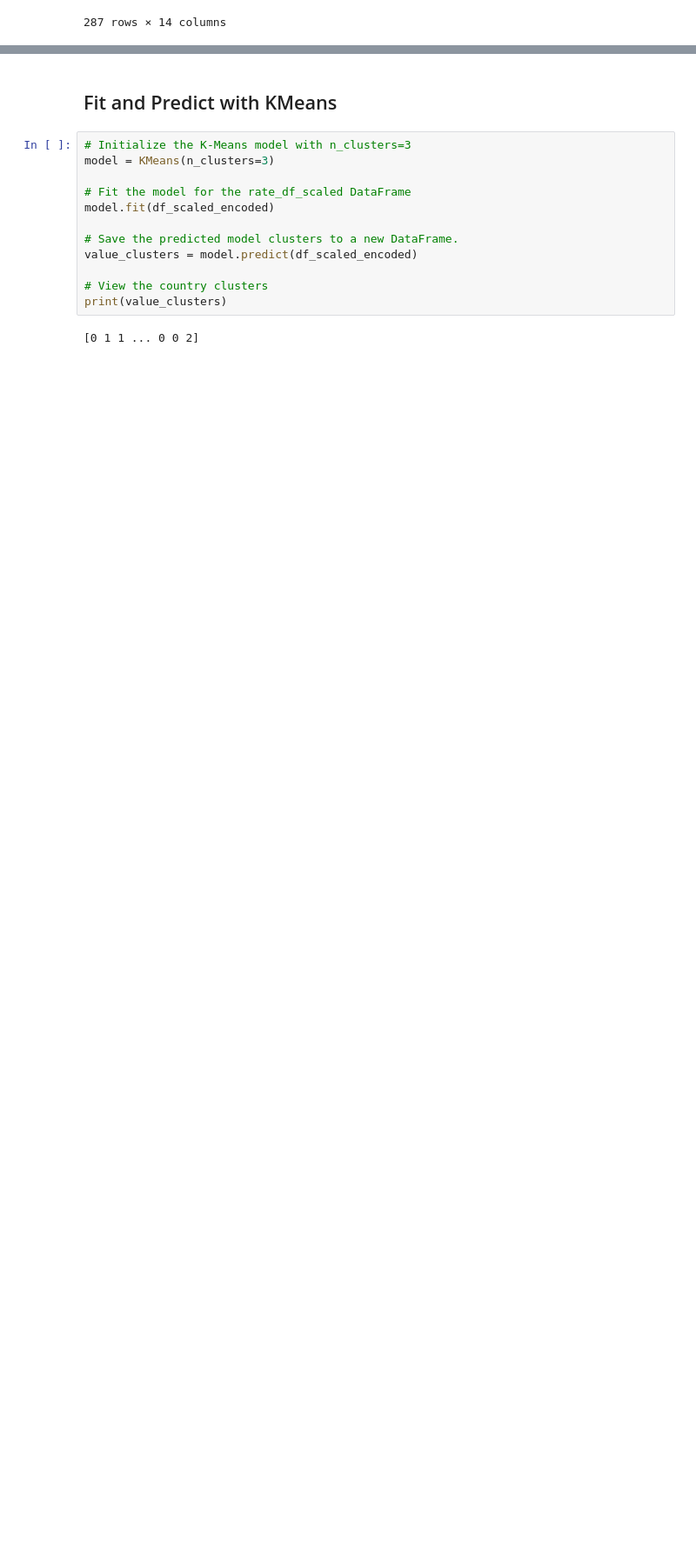
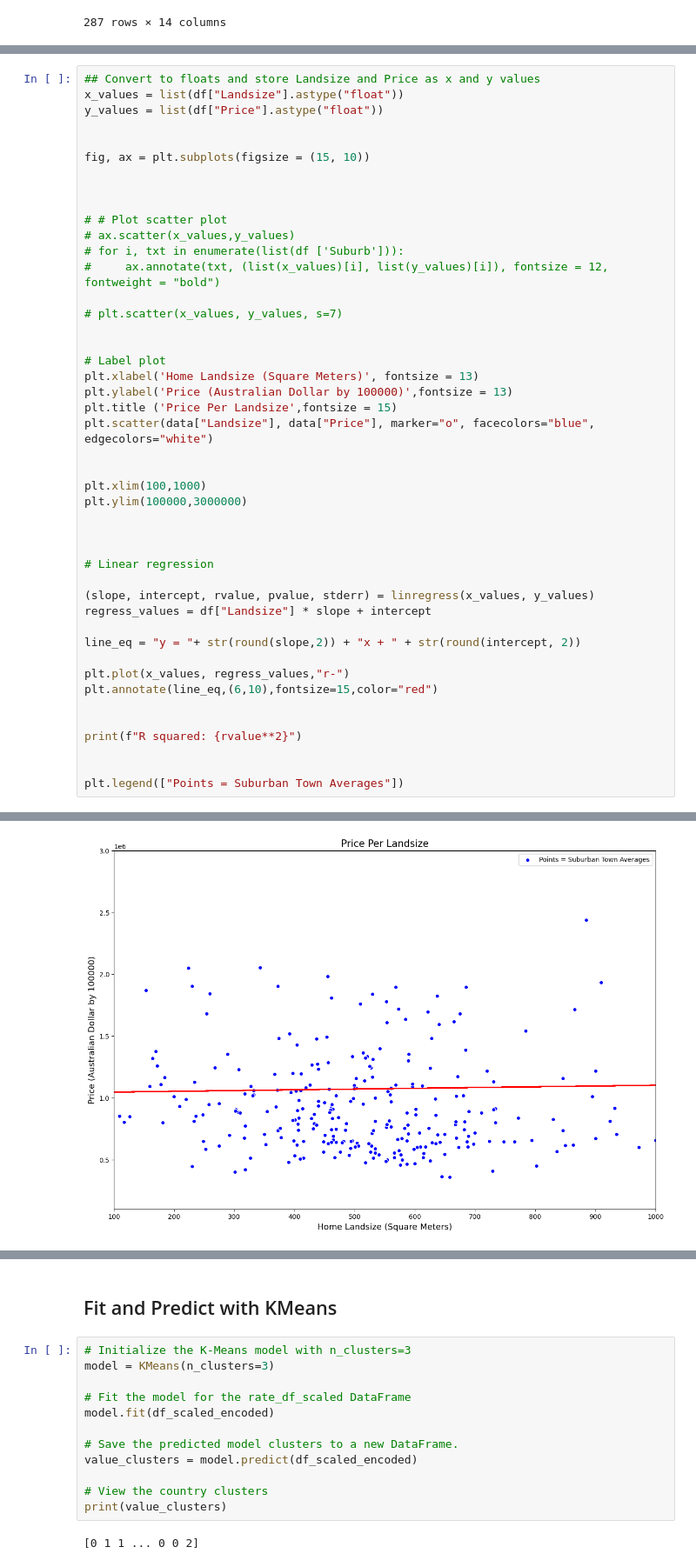
Before and after one commit to jonesm198699/housing_market_analysis, a Jupyter notebook: Melbourne_exploration-regression_sam.ipynb, the cells around one changed output, grey strips where cells are left out. Shown at 87% size. Saved outputs shown, nothing was run; the diff lists cells and outputs as text; blank space fills up the shorter version.

```diff
--- a/Melbourne_exploration-regression_sam.ipynb
+++ b/Melbourne_exploration-regression_sam.ipynb
@@ -356,0 +160,46 @@ R squared: 0.022161337930082358
+# %%
+## Convert to floats and store Landsize and Price as x and y values
+x_values = list(df["Landsize"].astype("float"))
+y_values = list(df["Price"].astype("float"))
+
+
+fig, ax = plt.subplots(figsize = (15, 10))
+
+
+
+# # Plot scatter plot
+# ax.scatter(x_values,y_values)
+# for i, txt in enumerate(list(df ['Suburb'])):
+#     ax.annotate(txt, (list(x_values)[i], list(y_values)[i]), fontsize = 12, fontweight = "bold")
+
+# plt.scatter(x_values, y_values, s=7)
+
+
+# Label plot
+plt.xlabel('Home Landsize (Square Meters)', fontsize = 13)
+plt.ylabel('Price (Australian Dollar by 100000)',fontsize = 13)
+plt.title ('Price Per Landsize',fontsize = 15)
+plt.scatter(data["Landsize"], data["Price"], marker="o", facecolors="blue", edgecolors="white")
+
+
+plt.xlim(100,1000)
+plt.ylim(100000,3000000)
+
+
+
+# Linear regression
+
+(slope, intercept, rvalue, pvalue, stderr) = linregress(x_values, y_values)
+regress_values = df["Landsize"] * slope + intercept
+
+line_eq = "y = "+ str(round(slope,2)) + "x + " + str(round(intercept, 2))
+
+plt.plot(x_values, regress_values,"r-")
+plt.annotate(line_eq,(6,10),fontsize=15,color="red")
+
+
+print(f"R squared: {rvalue**2}")
+
+
+plt.legend(["Points = Suburban Town Averages"])
+# %% [output]
@@ -356,0 +208 @@ R squared: 0.022161337930082358
+[figure, added]
```
Also changed, not shown: parts of 14 cells of this notebook.
